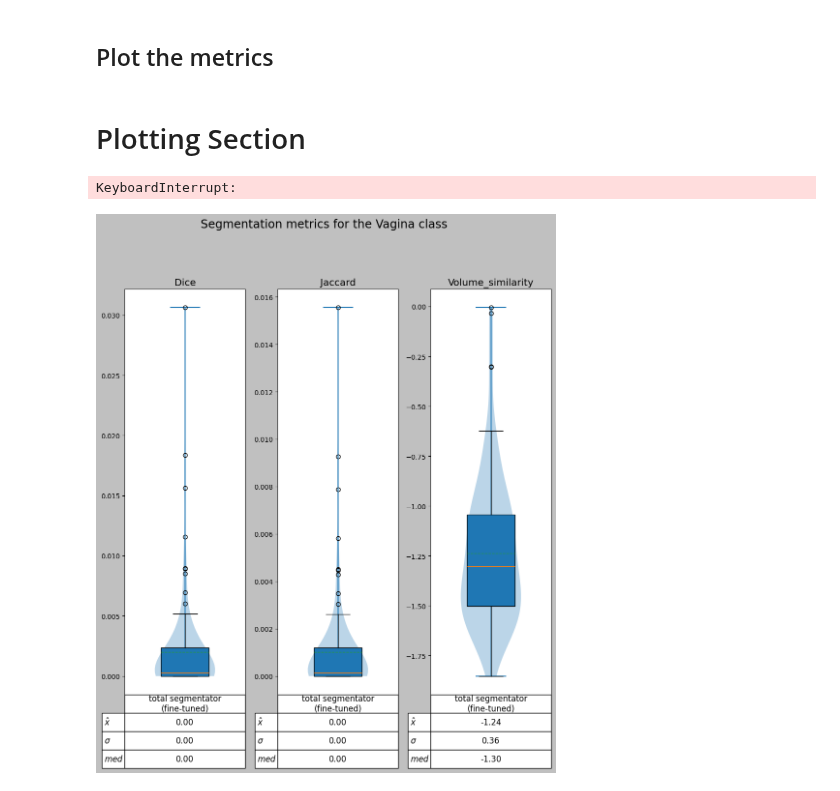
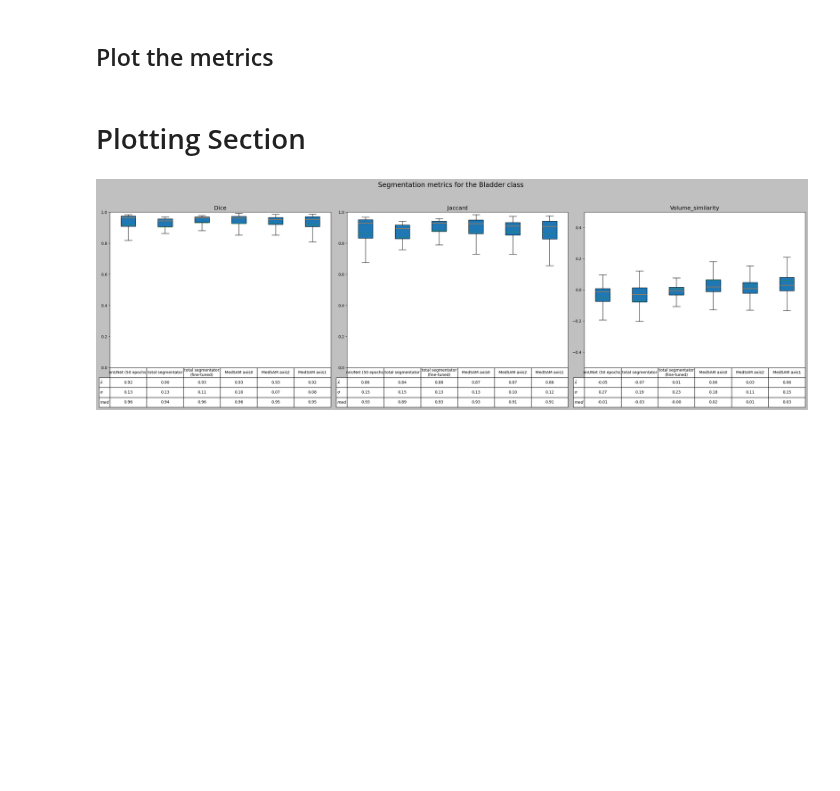
Before and after one commit to avzh1/radiotherapy, a Jupyter notebook: research/source/code/data/4_performance.ipynb, the cells around one changed output. Drawn from its saved outputs; the diff is of its cells as text; code cells hidden in the pictures; blank space fills up the shorter version.

Commit message:
added MedSAM metric calculations

```diff
--- a/research/source/code/data/4_performance.ipynb
+++ b/research/source/code/data/4_performance.ipynb
@@ -153,36 +222,57 @@ def fetch_metric_for_class(class_id: int, axis = None):
 
     gt_labels = [os.path.join(os.environ.get('nnUNet_raw'), x, os.environ.get('data_trainingLabels')) for x in classes]
 
+    print('WARNING: using old nnUNet predictions. Change to new path when complete')
+
     anorectum = {
-        'nnUNet': os.path.join(os.environ.get('nnUNet_inference'), os.environ.get('Anorectum'), 'imagesTr_3dhighres'),
+        # 'nnUNet': os.path.join(os.environ.get('nnUNet_inference'), os.environ.get('Anorectum'), 'imagesTr_3dhighres'),
+        'nnUNet (50 eps)': os.path.join(os.environ.get('OLD_DIR'), 'data', 'nnUNet_inference', os.environ.get('Anorectum'), 'imagesTr_3dhighres'),
         'total segmentator (fine-tuned)': os.path.join(os.environ.get('TotalSegmentator_inference'), os.environ.get('Anorectum'), 'nnUNetTrainer_50epochs__totseg_nnUNetPlans__3d_fullres'),
+        'MedSAM': os.path.join(os.environ.get('MedSAM_results'), 'Anorectum'),
     }
 
     bladder = {
-        'nnUNet': os.path.join(os.environ.get('nnUNet_inference'), os.environ.get('Bladder'), 'imagesTr_3dhighres'),
-        'total segmentator': os.path.join(os.environ.get('TotalSegmentator_inference'), os.environ.get('Bladder'), 'imagesTs')
+        # 'nnUNet': os.path.join(os.environ.get('nnUNet_inference'), os.environ.get('Bladder'), 'imagesTr_3dhighres'),
+        'nnUNet (50 eps)': os.path.join(os.environ.get('OLD_DIR'), 'data', 'nnUNet_inference', os.environ.get('Bladder'), 'imagesTr_3dhighres'),
+        'total segmentator': os.path.join(os.environ.get('TotalSegmentator_inference'), os.environ.get('Bladder'), 'nnUNetTrainer__nnUNetPlans__3d_fullres'),
+        'total segmentator (fine-tuned)': os.path.join(os.environ.get('TotalSegmentator_inference'), os.environ.get('Bladder'), 'nnUNetTrainer_50epochs__totseg_nnUNetPlans__3d_fullres'),
+        'MedSAM': os.path.join(os.environ.get('MedSAM_results'), 'Bladder'),
     }
 
     ctvn = {
-        'nnUNet': os.path.join(os.environ.get('nnUNet_inference'), os.environ.get('CTVn'), 'imagesTr_3dhighres'),
+        # 'nnUNet': os.path.join(os.environ.get('nnUNet_inference'), os.environ.get('CTVn'), 'imagesTr_3dhighres'),
+        'nnUNet (50 eps)': os.path.join(os.environ.get('OLD_DIR'), 'data', 'nnUNet_inference', os.environ.get('CTVn'), 'imagesTr_3dhighres'),
+        'total segmentator (fine-tuned)': os.path.join(os.environ.get('TotalSegmentator_inference'), os.environ.get('CTVn'), 'nnUNetTrainer_50epochs__totseg_nnUNetPlans__3d_fullres'),
+        'MedSAM': os.path.join(os.environ.get('MedSAM_results'), 'CTVn'),
     }
 
     ctvp = {
-        'nnUNet': os.path.join(os.environ.get('nnUNet_inference'), os.environ.get('CTVp'), 'imagesTr_3dhighres'),
+        # 'nnUNet': os.path.join(os.environ.get('nnUNet_inference'), os.environ.get('CTVp'), 'imagesTr_3dhighres'),
+        'nnUNet (50 eps)': os.path.join(os.environ.get('OLD_DIR'), 'data', 'nnUNet_inference', os.environ.get('CTVp'), 'imagesTr_3dhighres'),
+        'total segmentator (fine-tuned)': os.path.join(os.environ.get('TotalSegmentator_inference'), os.environ.get('CTVp'), 'nnUNetTrainer_50epochs__totseg_nnUNetPlans__3d_fullres'),
+        'MedSAM': os.path.join(os.environ.get('MedSAM_results'), 'CTVp'),
     }
 
     parametrium = {
-        'nnUNet': os.path.join(os.environ.get('nnUNet_inference'), os.environ.get('Parametrium'), 'imagesTr_3dhighres'),
+        # 'nnUNet': os.path.join(os.environ.get('nnUNet_inference'), os.environ.get('Parametrium'), 'imagesTr_3dhighres'),
+        'nnUNet (50 eps)': os.path.join(os.environ.get('OLD_DIR'), 'data', 'nnUNet_inference', os.environ.get('Parametrium'), 'imagesTr_3dhighres'),
+        'total segmentator (fine-tuned)': os.path.join(os.environ.get('TotalSegmentator_inference'), os.environ.get('Parametrium'), 'nnUNetTrainer_50epochs__totseg_nnUNetPlans__3d_fullres'),
+        'MedSAM': os.path.join(os.environ.get('MedSAM_results'), 'Parametrium'),
     }
 
     uterus = {
-        'nnUNet': os.path.join(os.environ.get('nnUNet_inference'), os.environ.get('Uterus'), 'imagesTr_3dhighres'),
+        # 'nnUNet': os.path.join(os.environ.get('nnUNet_inference'), os.environ.get('Uterus'), 'imagesTr_3dhighres'),
+        'nnUNet (50 eps)': os.path.join(os.environ.get('OLD_DIR'), 'data', 'nnUNet_inference', os.environ.get('Uterus'), 'imagesTr_3dhighres'),
         'total segmentator (fine-tuned)': os.path.join(os.environ.get('TotalSegmentator_inference'), os.environ.get('Uterus'), 'nnUNetTrainer_50epochs__totseg_nnUNetPlans__3d_fullres'),
+        'MedSAM': os.path.join(os.environ.get('MedSAM_results'), 'Uterus'),
     }
 
     vagina = {
-        # TODO: nnUNet
+        # 'nnUNet': os.path.join(os.environ.get('nnUNet_inference'), os.environ.get('Vagina'), 'imagesTr_3dhighres'),
+        'nnUNet (50 eps)': os.path.join(os.environ.get('OLD_DIR'), 'data', 'nnUNet_inference', os.environ.get('Vagina'), 'imagesTr_3dhighres'),
         'total segmentator (fine-tuned)': os.path.join(os.environ.get('TotalSegmentator_inference'), os.environ.get('Vagina'), 'nnUNetTrainer_50epochs__totseg_nnUNetPlans__3d_fullres'),
+        'total segmentator (fine-tuned)': os.path.join(os.environ.get('TotalSegmentator_inference'), os.environ.get('Vagina')),
+        'MedSAM': os.path.join(os.environ.get('MedSAM_results'), 'Vagina'),
     }
 
     predictions = [anorectum, bladder, ctvn, ctvp, parametrium, uterus, vagina]
@@ -368,12 +478,12 @@ def plot_metrics(metrics_dictionary: dict, organ_class: str, separate: bool = Fa
 # Plotting Section
 # %%
 # anorectum_metrics = fetch_metric_for_class(1)
-# bladder_metrics = fetch_metric_for_class(2)
+bladder_metrics = fetch_metric_for_class(2)
 # ctvn_metrics = fetch_metric_for_class(3)
 # ctvp_metrics = fetch_metric_for_class(4)
 # parametrium_metrics = fetch_metric_for_class(5)
 # uterus_metrics = fetch_metric_for_class(6)
-vagina_metrics = fetch_metric_for_class(7)
+# vagina_metrics = fetch_metric_for_class(7)
 
 # anorectum_metrics_ax0 = fetch_metric_for_class(1, axis=0)
 # bladder_metrics_ax0 = fetch_metric_for_class(2, axis=0)
@@ -392,40 +502,38 @@ vagina_metrics = fetch_metric_for_class(7)
 # ctvn_metrics_ax2 = fetch_metric_for_class(3, axis=2)
 # ctvp_metrics_ax2 = fetch_metric_for_class(4, axis=2)
 # parametrium_metrics_ax2 = fetch_metric_for_class(5, axis=2)
-# %% [output]
-KeyboardInterrupt:
 # %%
 save = True
 separate = False
 table = True
 
 # plot_metrics(anorectum_metrics, 'anorectum', save=save, separate=separate, table=table)
-# plot_metrics(bladder_metrics, 'bladder', save=save, separate=separate, table=table)
+plot_metrics(bladder_metrics, 'bladder', save=save, separate=separate, table=table, showfliers=False)
 # plot_metrics(ctvn_metrics, 'ctvn', save=save, separate=separate, table=table)
 # plot_metrics(ctvp_metrics, 'ctvp', save=save, separate=separate, table=table)
 # plot_metrics(parametrium_metrics, 'parametrium', save=save, separate=separate, table=table)
 # plot_metrics(uterus_metrics, 'uterus', save=save, separate=separate, table=table)
-plot_metrics(vagina_metrics, 'vagina', save=save, separate=separate, table=table)
+# plot_metrics(vagina_metrics, 'vagina', save=save, separate=separate, table=table)
 
 # plot_metrics(anorectum_metrics_ax0, 'anorectum', save=save, separate=separate, table=table, additional_title_context='(Axis 0)')
 # plot_metrics(bladder_metrics_ax0, 'bladder', save=save, separate=separate, table=table, additional_title_context='(Axis 0)')
 # plot_metrics(ctvn_metrics_ax0, 'ctvn', save=save, separate=separate, table=table, additional_title_context='(Axis 0)')
 # plot_metrics(ctvp_metrics_ax0, 'ctvp', save=save, separate=separate, table=table, additional_title_context='(Axis 0)')
 # plot_metrics(parametrium_metrics_ax0, 'parametrium', save=save, separate=separate, table=table, additional_title_context='(Axis 0)')
 
 # plot_metrics(anorectum_metrics_ax1, 'anorectum', save=save, separate=separate, table=table, additional_title_context='(Axis 1)')
 # plot_metrics(bladder_metrics_ax1, 'bladder', save=save, separate=separate, table=table, additional_title_context='(Axis 1)')
 # plot_metrics(ctvn_metrics_ax1, 'ctvn', save=save, separate=separate, table=table, additional_title_context='(Axis 1)')
 # plot_metrics(ctvp_metrics_ax1, 'ctvp', save=save, separate=separate, table=table, additional_title_context='(Axis 1)')
 # plot_metrics(parametrium_metrics_ax1, 'parametrium', save=save, separate=separate, table=table, additional_title_context='(Axis 1)')
 
 # plot_metrics(anorectum_metrics_ax2, 'anorectum', save=save, separate=separate, table=table, additional_title_context='(Axis 2)')
 # plot_metrics(bladder_metrics_ax2, 'bladder', save=save, separate=separate, table=table, additional_title_context='(Axis 2)')
 # plot_metrics(ctvn_metrics_ax2, 'ctvn', save=save, separate=separate, table=table, additional_title_context='(Axis 2)')
 # plot_metrics(ctvp_metrics_ax2, 'ctvp', save=save, separate=separate, table=table, additional_title_context='(Axis 2)')
 # plot_metrics(parametrium_metrics_ax2, 'parametrium', save=save, separate=separate, table=table, additional_title_context='(Axis 2)')
 # %% [output]
-[figure, old version]
+[figure, new version]
 # %%
 anorectum_metrics = fetch_metric_for_class(1)
 bladder_metrics = fetch_metric_for_class(2)
```
Also changed, not shown: parts of 3 cells of this notebook, 5 other files.
